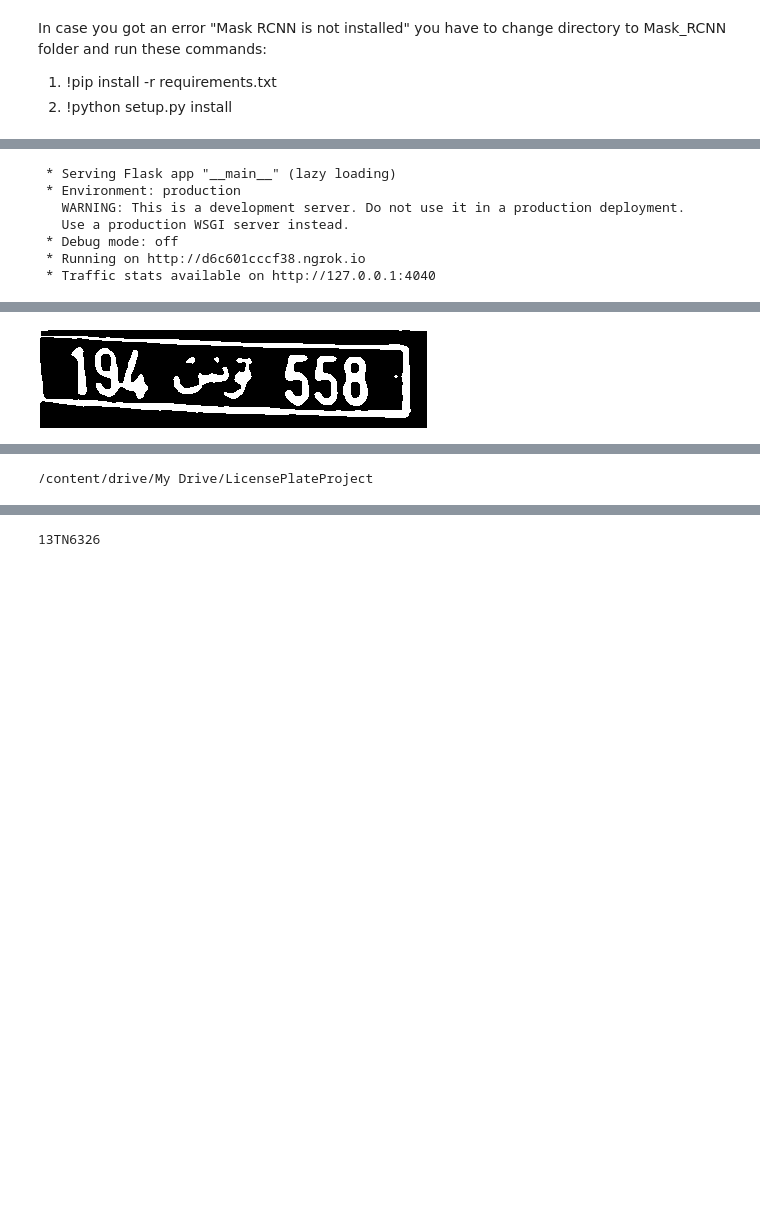
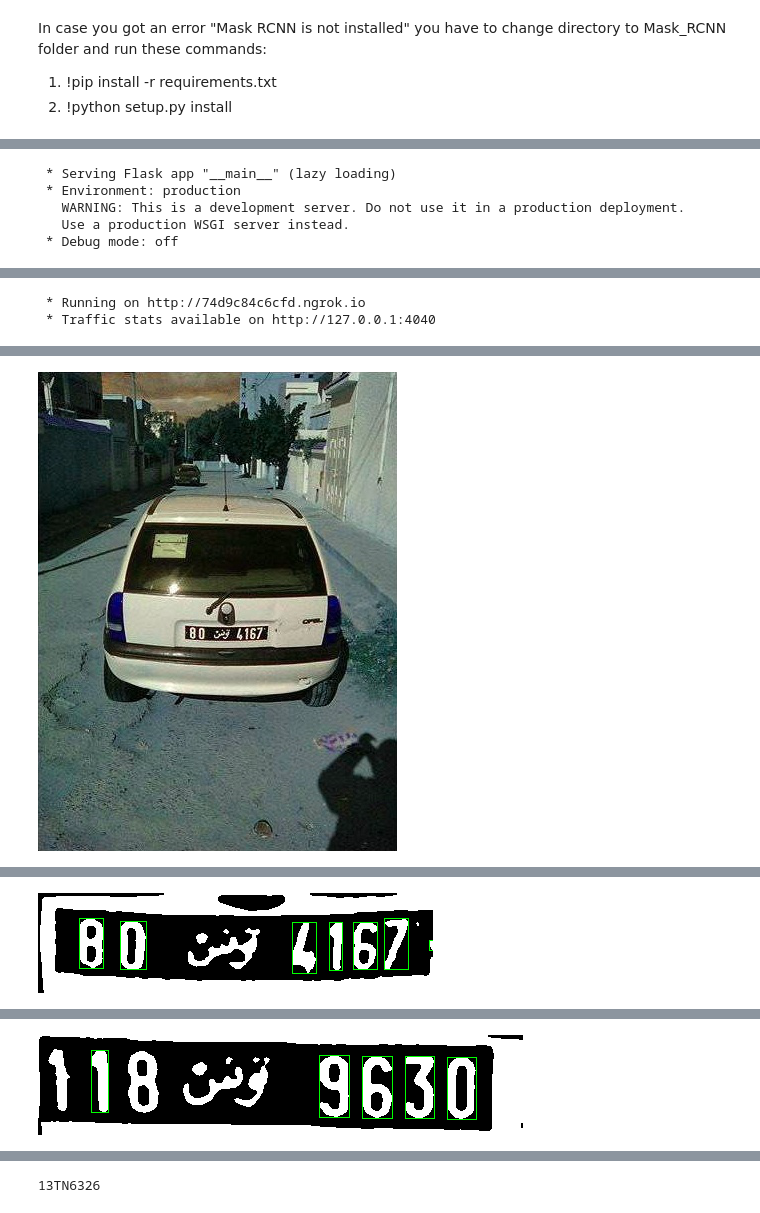
Before and after one commit to MedAmine-SUDO/Tunisian-License-Plate-Recognition, a Jupyter notebook: Main.ipynb, the cells around one changed output, grey strips where cells are left out. Saved outputs shown, nothing was run; the diff lists cells and outputs as text; code cells hidden in the pictures; blank space fills up the shorter version.

```diff
--- a/Main.ipynb
+++ b/Main.ipynb
@@ -33,18 +146,19 @@ run_with_ngrok(app)   #starts ngrok when the app is run
 
 @app.route('/')
 def home():
-    return render_template('index.html')
+	return render_template('index.html')
 
 @app.route('/predict', methods=['POST'])
 def predict():
-    yhat, image = detectPlate(request.files['image'])
+    yhat, image = maskRcnnDetect.detectPlate(request.files['image'])
+    cv2_imshow(image)
     l = firstCrop(image, yhat)
     segmentNumber(l[0])
     pl = listdir(DIGITS_PATH)
     pl = [(lambda x: int(x[:-4]))(x) for x in pl]
     pl = sorted(pl)
     res = recognize(pl)
-    return jsonify(res)
+    return render_template('results.html', prediction =res)
 
 if __name__ == "__main__":
     app.run()
@@ -54,5 +168,3 @@ if __name__ == "__main__":
    WARNING: This is a development server. Do not use it in a production deployment.
    Use a production WSGI server instead.
  * Debug mode: off
- * Running on http://d6c601cccf38.ngrok.io
- * Traffic stats available on http://127.0.0.1:4040
@@ -59,0 +172,2 @@ if __name__ == "__main__":
+ * Running on http://74d9c84c6cfd.ngrok.io
+ * Traffic stats available on http://127.0.0.1:4040
@@ -60 +176 @@ if __name__ == "__main__":
-[figure, old version]
+[figure, new version]
@@ -61,0 +177 @@ if __name__ == "__main__":
+[figure, added]
@@ -61,0 +180 @@ if __name__ == "__main__":
+[figure, added]
@@ -62,4 +182,0 @@ if __name__ == "__main__":
-# %%
-cd ..
-# %% [output]
-/content/drive/My Drive/LicensePlateProject
```
Also changed, not shown: parts of 27 cells of this notebook.
